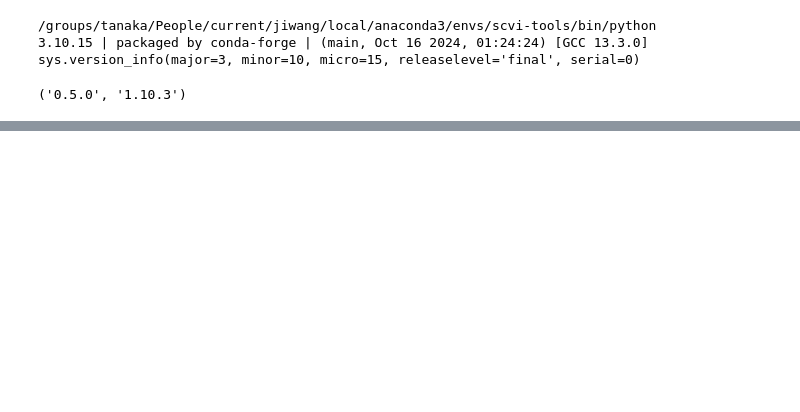
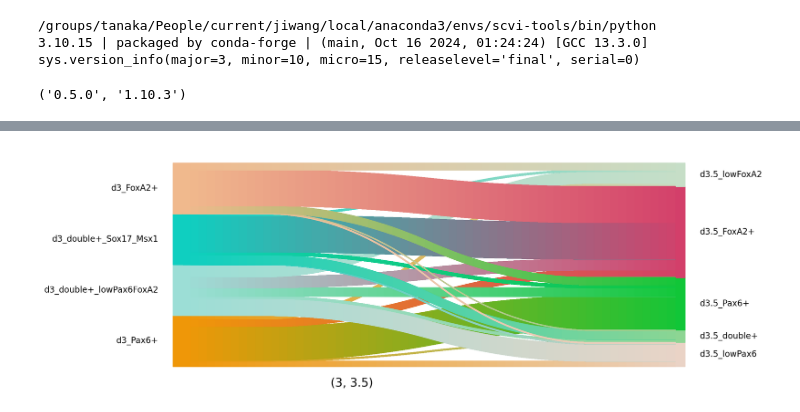
Before and after one commit to lengfei5/RA_competence, a Jupyter notebook: scripts/run_OT_moscot.ipynb, the cells around one changed output, grey strips where cells are left out. Cells and saved outputs as stored; diff of their text form; code cells hidden in the pictures; blank space fills up the shorter version.

```diff
--- a/scripts/run_OT_moscot.ipynb
+++ b/scripts/run_OT_moscot.ipynb
@@ -220,3 +245,16 @@ mpl.sankey(tp0, dpi=100, figsize=(12, 4), fontsize=10, interpolate_color=True)
+# %%
+tp0.sankey(
+    source=3,
+    target=3.5,
+    source_groups={"subclusters": d3_cluster},
+    target_groups={"subclusters": d3_5_cluster},
+    threshold=0.0,
+    #order_annotations=cluster_subset[::-1],
+    normalize=True,
+)
+mpl.sankey(tp0, dpi=100, figsize=(12, 4), fontsize=10, interpolate_color=True)
+# %% [output]
+[figure, added]
 # %%
 ct_desc = tp0.cell_transition(
     4,
```
Also changed, not shown: parts of 28 cells of this notebook, 1 other file.
